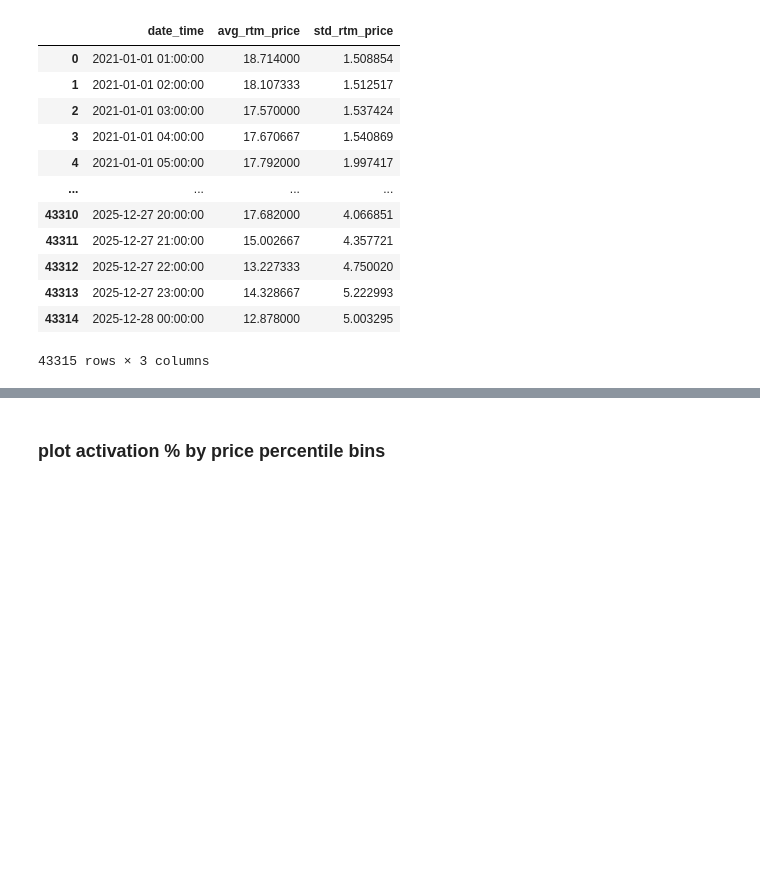
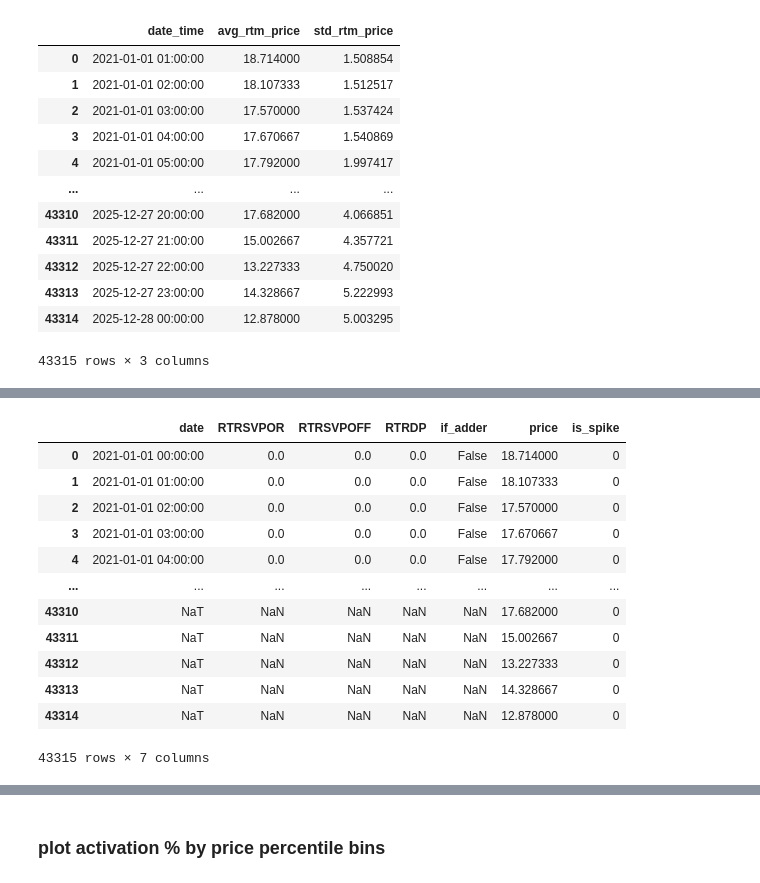
Before and after one commit to zyliaz/Energy-Price-Risk-Model, a Jupyter notebook: 03_notebooks/02_analysis/02_price_adder_activation.ipynb, the cells around one changed output, grey strips where cells are left out. Cells and saved outputs as stored; diff of their text form; code cells hidden in the pictures; blank space fills up the shorter version.

```diff
--- a/03_notebooks/02_analysis/02_price_adder_activation.ipynb
+++ b/03_notebooks/02_analysis/02_price_adder_activation.ipynb
@@ -111,3 +82,23 @@ df_match
+# %%
+# merge two frames
+df_price_adders['datetime'] = pd.to_datetime(df_price_adders['datetime'])
+df = pd.merge(df_price_adders, df_price_spike, left_on='datetime', right_on='date_time', how='right')
+df_match = df.drop(columns=['date_time']).rename(columns={'datetime': 'date'})
+df_match
+# %% [output]
+|  | date | RTRSVPOR | RTRSVPOFF | RTRDP | if_adder | price | is_spike |
+| 0 | 2021-01-01 00:00:00 | 0.0 | 0.0 | 0.0 | False | 18.714000 | 0 |
+| 1 | 2021-01-01 01:00:00 | 0.0 | 0.0 | 0.0 | False | 18.107333 | 0 |
+| 2 | 2021-01-01 02:00:00 | 0.0 | 0.0 | 0.0 | False | 17.570000 | 0 |
+| 3 | 2021-01-01 03:00:00 | 0.0 | 0.0 | 0.0 | False | 17.670667 | 0 |
+| 4 | 2021-01-01 04:00:00 | 0.0 | 0.0 | 0.0 | False | 17.792000 | 0 |
+| ... | ... | ... | ... | ... | ... | ... | ... |
+| 43310 | NaT | NaN | NaN | NaN | NaN | 17.682000 | 0 |
+| 43311 | NaT | NaN | NaN | NaN | NaN | 15.002667 | 0 |
+| 43312 | NaT | NaN | NaN | NaN | NaN | 13.227333 | 0 |
+| 43313 | NaT | NaN | NaN | NaN | NaN | 14.328667 | 0 |
+| 43314 | NaT | NaN | NaN | NaN | NaN | 12.878000 | 0 |
+43315 rows × 7 columns
 # %%
 df_before2025dec = df_match[df_match['date'] < '2025-12-05']
 df_before2025dec = df_before2025dec[['date', 'price', 'RTRSVPOR', 'RTRSVPOFF', 'RTRDP']]
```
Also changed, not shown: parts of 9 cells of this notebook, 10 other files.
